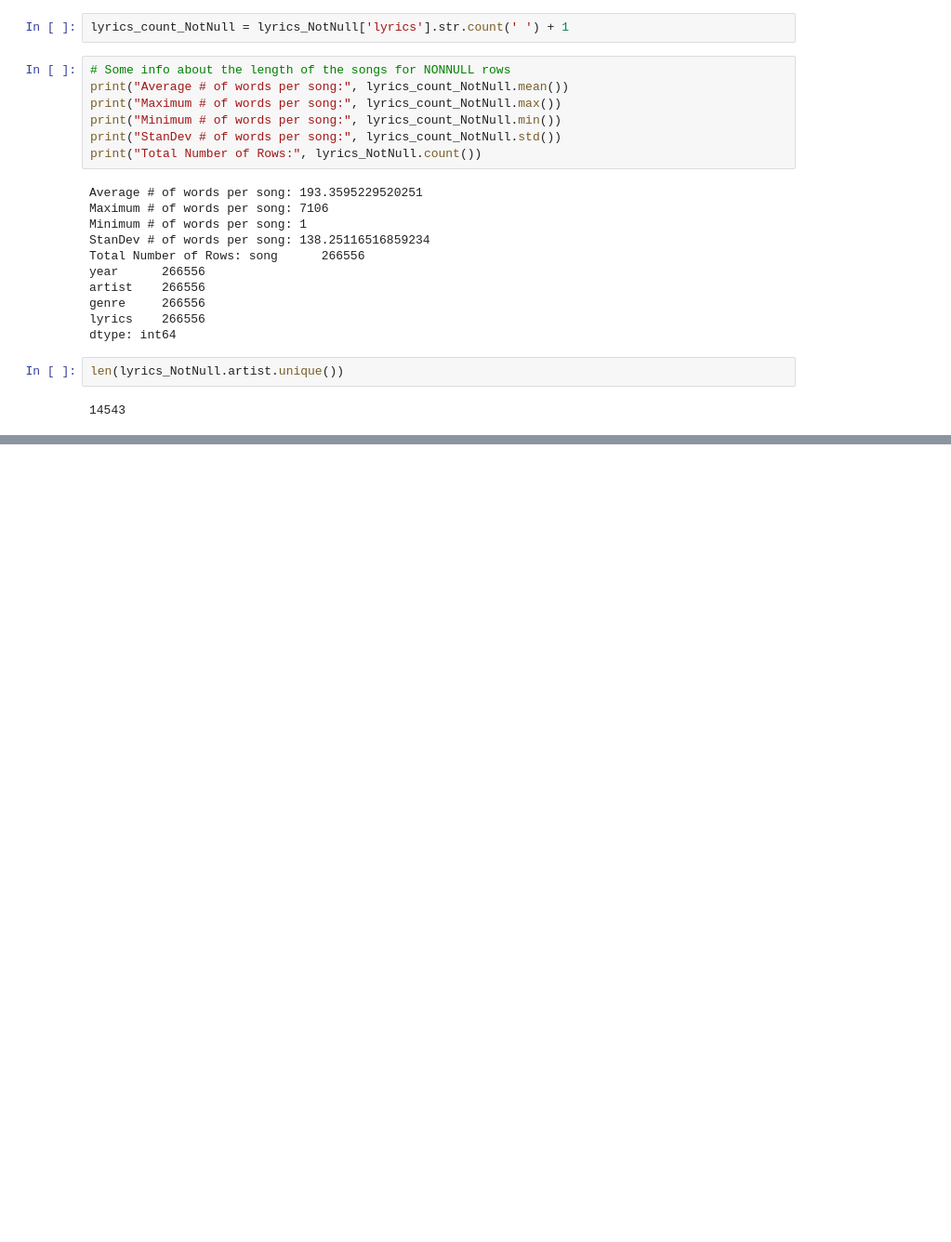
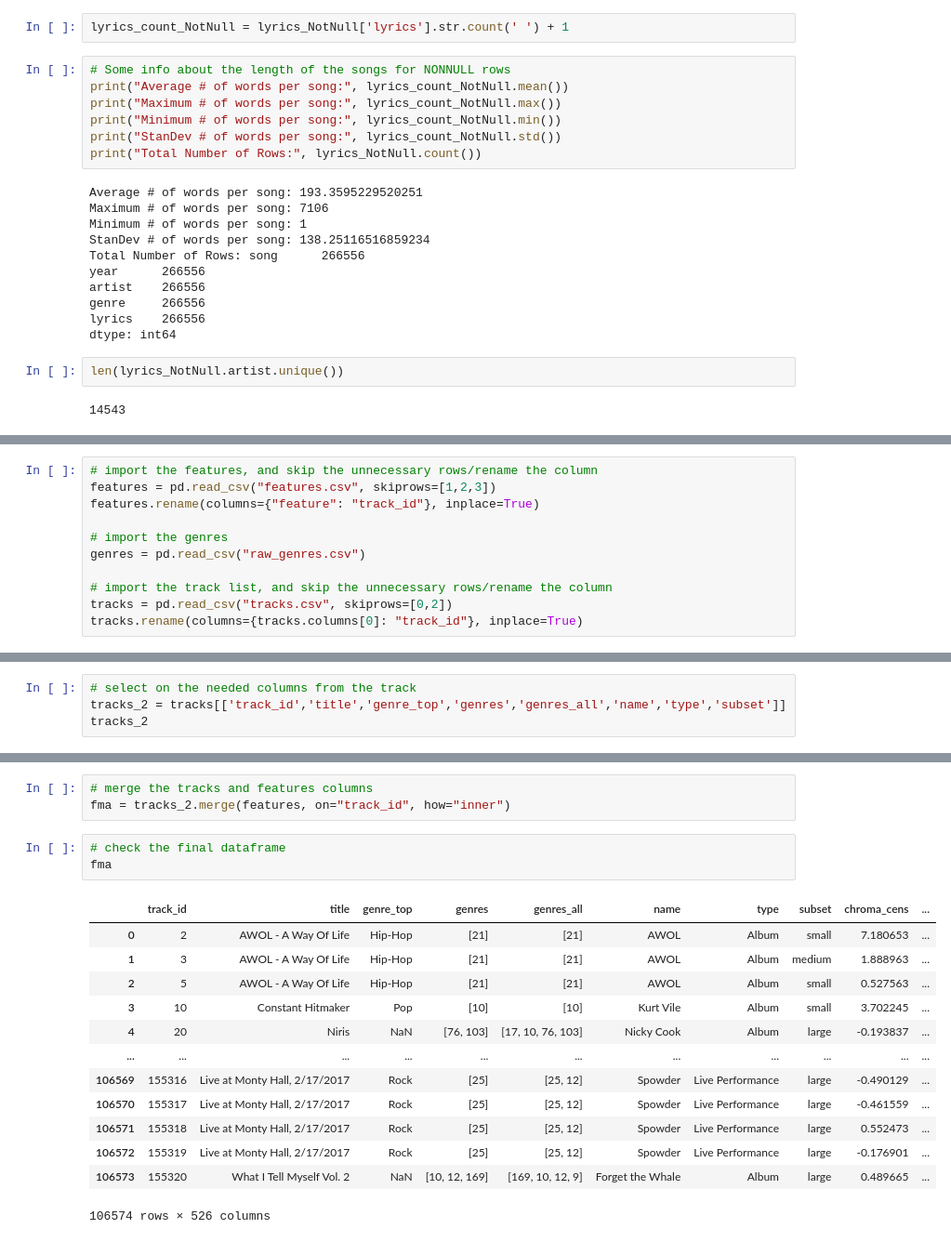
Before and after one commit to ZachZs/MusicNeuralNet, a Jupyter notebook: LyricsAnalysis.ipynb, the cells around one changed output, grey strips where cells are left out. Shown at 93% size. Cells and saved outputs as stored; diff of their text form; blank space fills up the shorter version.

```diff
--- a/LyricsAnalysis.ipynb
+++ b/LyricsAnalysis.ipynb
@@ -175,0 +201,11 @@ len(lyrics_NotNull.artist.unique())
+# %%
+# import the features, and skip the unnecessary rows/rename the column
+features = pd.read_csv("features.csv", skiprows=[1,2,3])
+features.rename(columns={"feature": "track_id"}, inplace=True)
+
+# import the genres
+genres = pd.read_csv("raw_genres.csv")
+
+# import the track list, and skip the unnecessary rows/rename the column
+tracks = pd.read_csv("tracks.csv", skiprows=[0,2])
+tracks.rename(columns={tracks.columns[0]: "track_id"}, inplace=True)
@@ -175,0 +279,4 @@ len(lyrics_NotNull.artist.unique())
+# %%
+# select on the needed columns from the track
+tracks_2 = tracks[['track_id','title','genre_top','genres','genres_all','name','type','subset']]
+tracks_2
@@ -175,0 +297,20 @@ len(lyrics_NotNull.artist.unique())
+# %%
+# merge the tracks and features columns
+fma = tracks_2.merge(features, on="track_id", how="inner")
+# %%
+# check the final dataframe
+fma
+# %% [output]
+|  | track_id | title | genre_top | genres | genres_all | name | type | subset | chroma_cens | ... |
+| 0 | 2 | AWOL - A Way Of Life | Hip-Hop | [21] | [21] | AWOL | Album | small | 7.180653 | ... |
+| 1 | 3 | AWOL - A Way Of Life | Hip-Hop | [21] | [21] | AWOL | Album | medium | 1.888963 | ... |
+| 2 | 5 | AWOL - A Way Of Life | Hip-Hop | [21] | [21] | AWOL | Album | small | 0.527563 | ... |
+| 3 | 10 | Constant Hitmaker | Pop | [10] | [10] | Kurt Vile | Album | small | 3.702245 | ... |
+| 4 | 20 | Niris | NaN | [76, 103] | [17, 10, 76, 103] | Nicky Cook | Album | large | -0.193837 | ... |
+| ... | ... | ... | ... | ... | ... | ... | ... | ... | ... | ... |
+| 106569 | 155316 | Live at Monty Hall, 2/17/2017 | Rock | [25] | [25, 12] | Spowder | Live Performance | large | -0.490129 | ... |
+| 106570 | 155317 | Live at Monty Hall, 2/17/2017 | Rock | [25] | [25, 12] | Spowder | Live Performance | large | -0.461559 | ... |
+| 106571 | 155318 | Live at Monty Hall, 2/17/2017 | Rock | [25] | [25, 12] | Spowder | Live Performance | large | 0.552473 | ... |
+| 106572 | 155319 | Live at Monty Hall, 2/17/2017 | Rock | [25] | [25, 12] | Spowder | Live Performance | large | -0.176901 | ... |
+| 106573 | 155320 | What I Tell Myself Vol. 2 | NaN | [10, 12, 169] | [169, 10, 12, 9] | Forget the Whale | Album | large | 0.489665 | ... |
+106574 rows × 526 columns
```
Also changed, not shown: parts of 20 cells of this notebook.
